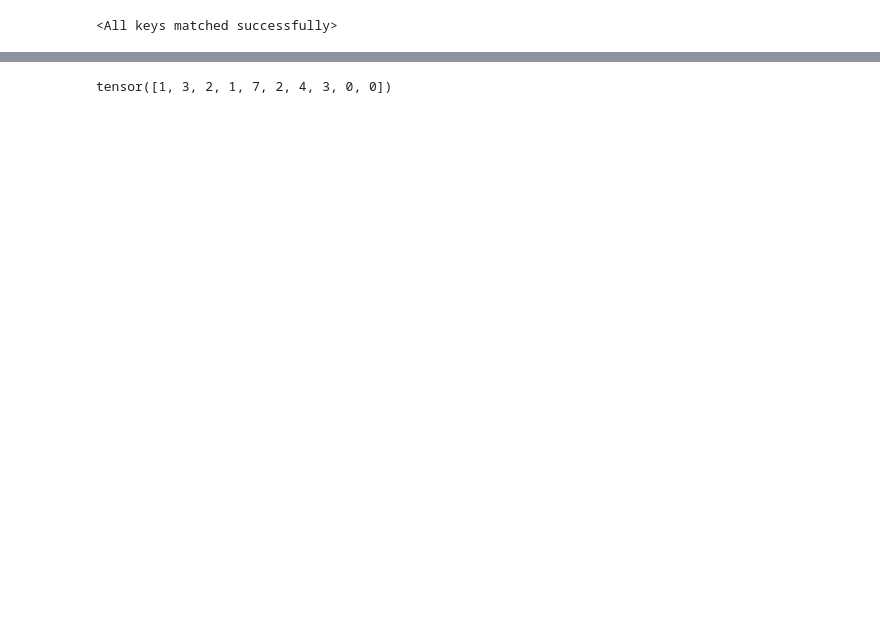
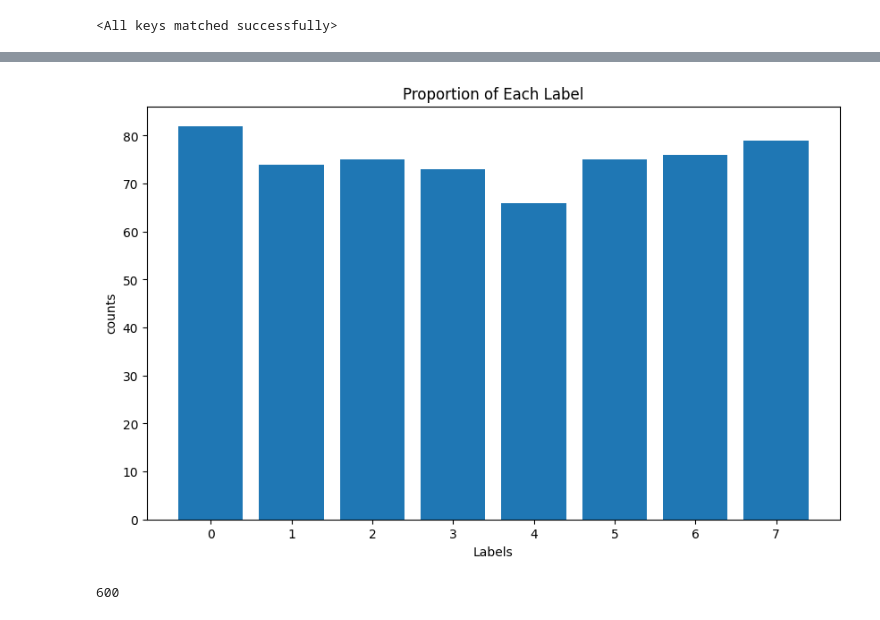
Before and after one commit to terrencetao/Acoustic_Linguistic_GNN, a Jupyter notebook: Visualisation.ipynb, the cells around one changed output, grey strips where cells are left out. Saved outputs shown, nothing was run; the diff lists cells and outputs as text; code cells hidden in the pictures; blank space fills up the shorter version.

```diff
--- a/Visualisation.ipynb
+++ b/Visualisation.ipynb
@@ -403,4 +407,26 @@ load_and_plot_model(input_folder, graph_file, model_file, label_name_file)
 # %%
-print(labels)
+import torch
+import matplotlib.pyplot as plt
+
+# Assuming the tensor `labels` is already defined
+# labels = tensor([1, 3, 2,  ..., 0, 3, 4])
+
+# Count occurrences of each label
+unique_labels, counts = torch.unique(labels, return_counts=True)
+
+# Calculate proportions
+proportions = counts.float() / counts.sum().float()
+
+# Plotting the proportions
+plt.figure(figsize=(10, 6))
+plt.bar(unique_labels.numpy(), counts.numpy(), tick_label=unique_labels.numpy())
+plt.xlabel('Labels')
+plt.ylabel('counts')
+plt.title('Proportion of Each Label')
+plt.show()
 # %% [output]
-tensor([1, 3, 2, 1, 7, 2, 4, 3, 0, 0])
+[figure, added]
+# %%
+len(labels)
+# %% [output]
+600
```
Also changed, not shown: parts of 13 cells of this notebook, 7 other files.
